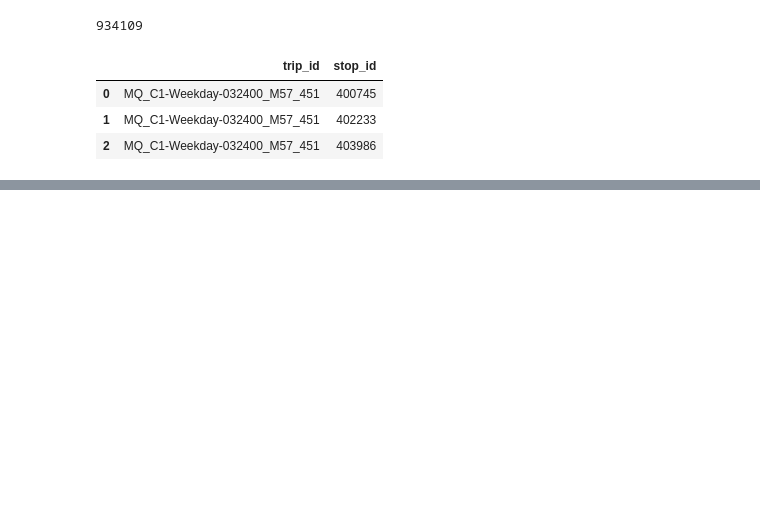
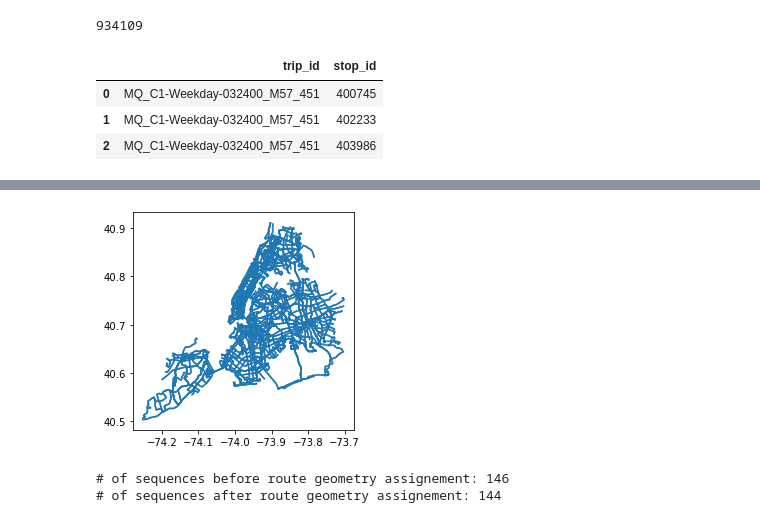
Before and after one commit to cpcarey/nyu-cusp-gtfs-bus, a Jupyter notebook: src/notebooks/gtfs/0001_extract_sequences.ipynb, the cells around one changed output, grey strips where cells are left out. Drawn from its saved outputs; the diff is of its cells as text; code cells hidden in the pictures; blank space fills up the shorter version.

```diff
--- a/src/notebooks/gtfs/0001_extract_sequences.ipynb
+++ b/src/notebooks/gtfs/0001_extract_sequences.ipynb
@@ -82,0 +99,30 @@ with open(f'{EXPORTS_DIR}/json/manhattan/sequences.json', 'w') as fp:
+# %%
+# Custom imports reloaded to enable re-running changes from this point.
+import geopandas as gpd
+import json
+import matplotlib
+import matplotlib.pyplot as plt
+import pandas as pd
+import sys
+
+import warnings
+warnings.filterwarnings('ignore')
+%matplotlib inline
+
+CRS_LATLON = 'EPSG:4326'
+DATA_DIR = '../../../data'
+EXPORTS_DIR = f'{DATA_DIR}/exports'
+LIB_DIR = '../../lib'
+
+sys.path.append(LIB_DIR)
+from gtfs_sequence import Sequence
+
+# Load exported sequences (to enable re-running without re-calculation).
+sequences = []
+with open(f'{EXPORTS_DIR}/json/manhattan/sequences.json', 'r') as fp:
+    sequence_dicts = json.load(fp)
+sequences = [Sequence(load_dict=d) for d in sequence_dicts]
+
+def peek(df):
+    print(len(df))
+    display(df.iloc[:3])
@@ -82,0 +142,16 @@ with open(f'{EXPORTS_DIR}/json/manhattan/sequences.json', 'w') as fp:
+# %%
+# Load bus route geometries into DataFrame.
+routes_gdf = gpd.read_file(f'{DATA_DIR}/shp/bus_routes_nyc_may2020.shp')
+routes_gdf = routes_gdf.to_crs(CRS_LATLON)
+routes_gdf.plot()
+plt.show()
+# %% [output]
+[figure, added]
+# %%
+# Assign route geometries and only keep sequences with matching geometries.
+print(f'# of sequences before route geometry assignement: {len(sequences)}')
+sequences = [s for s in sequences if s.assign_route_geometry(routes_gdf)]
+print(f'# of sequences after route geometry assignement: {len(sequences)}')
+# %% [output]
+# of sequences before route geometry assignement: 146
+# of sequences after route geometry assignement: 144
```
Also changed, not shown: parts of 7 cells of this notebook, 8 other files.
